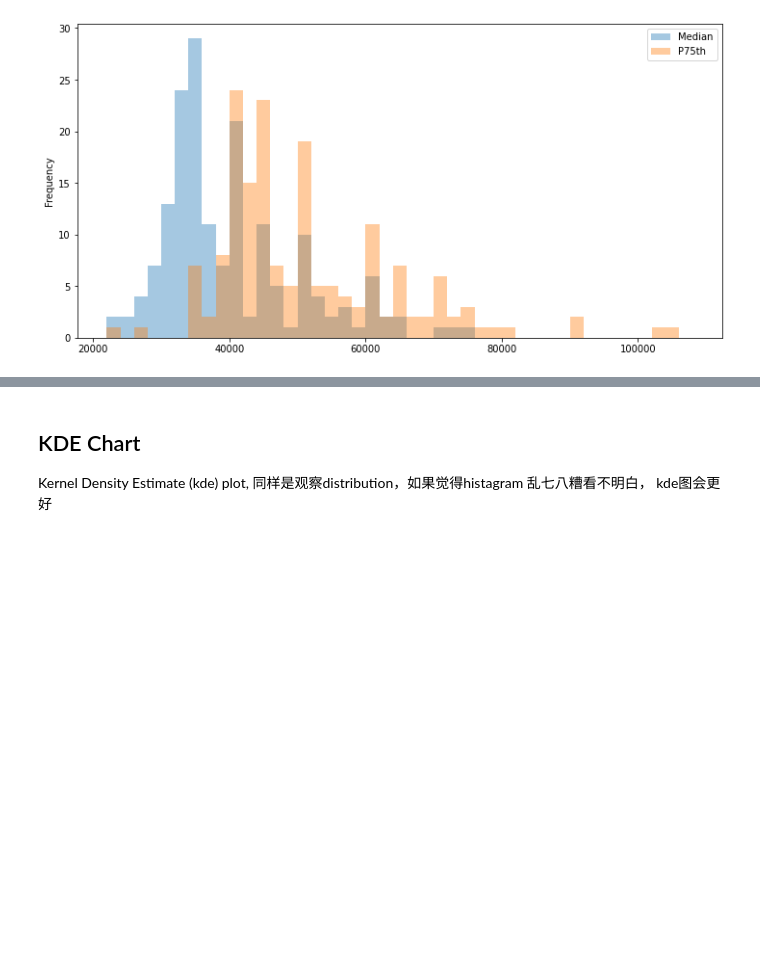
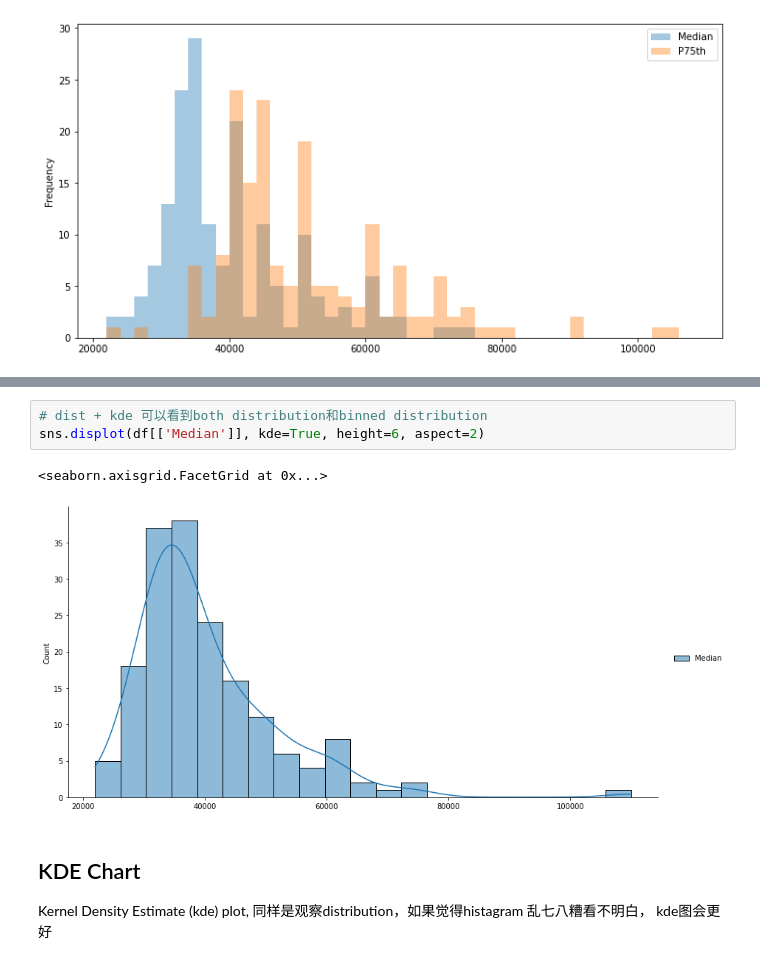
Before and after one commit to dk-wei/viz-storytelling, a Jupyter notebook: Plot_with_(mainly)_Pandas.ipynb, the cells around one changed output, grey strips where cells are left out. Cells and saved outputs as stored; diff of their text form; blank space fills up the shorter version.

```diff
--- a/Plot_with_(mainly)_Pandas.ipynb
+++ b/Plot_with_(mainly)_Pandas.ipynb
@@ -129,3 +138,9 @@ df[['Median', 'P75th']].plot(kind='hist', bins=bin_values, figsize=[12,6], alpha
+# %%
+# dist + kde 可以看到both distribution和binned distribution
+sns.displot(df[['Median']], kde=True, height=6, aspect=2)
+# %% [output]
+<seaborn.axisgrid.FacetGrid at 0x...>
+[figure, added]
 # %% [markdown]
 ## KDE Chart
 
```
Also changed, not shown: parts of 3 cells of this notebook.
